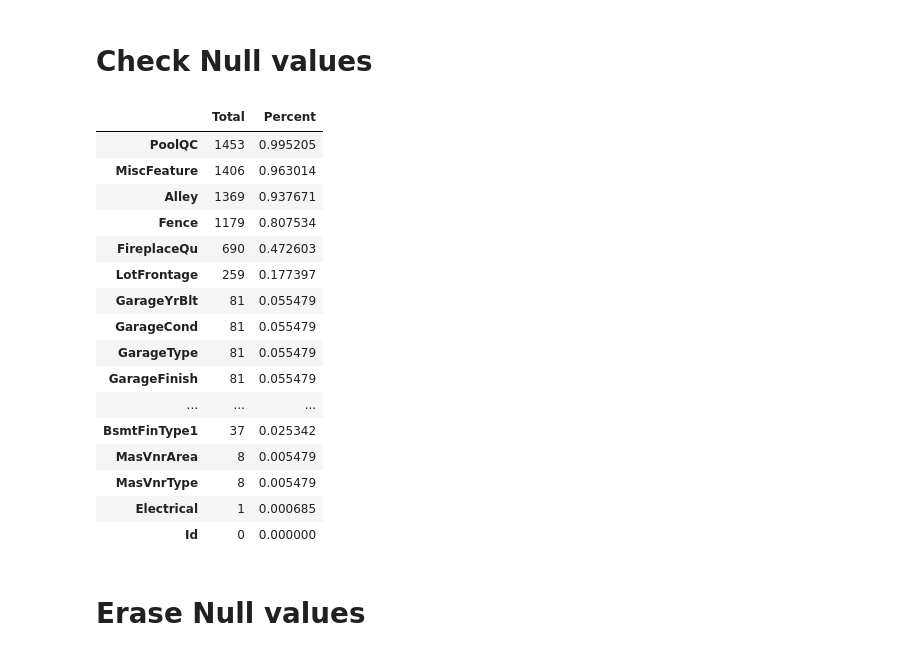
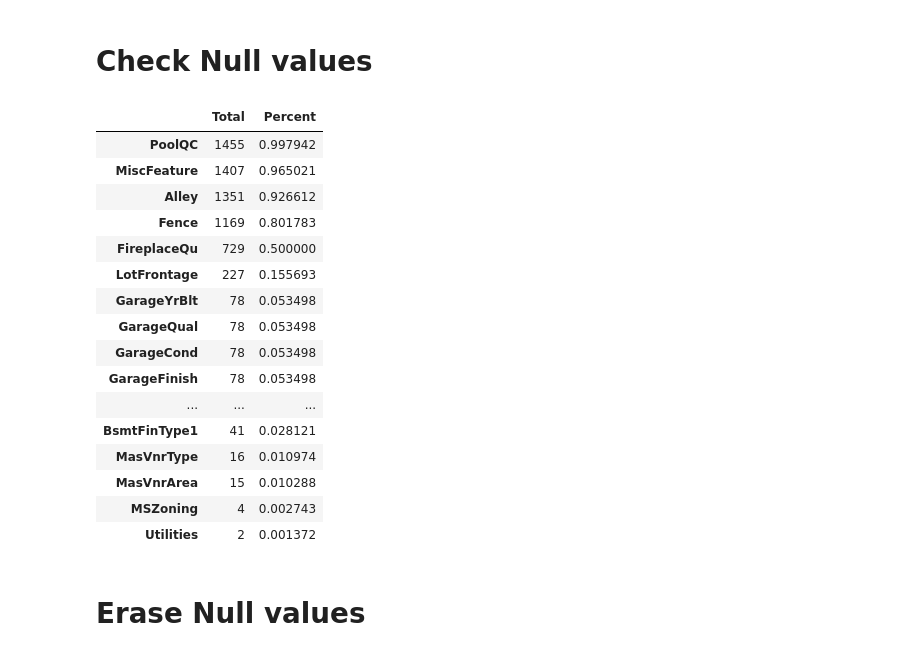
Before and after one commit to pawel-gawron/EAD-Eksploracyjna-analiza-danych, a Jupyter notebook: Lab 08 - Modelowanie danych/Lab 08.ipynb, the cells around one changed output. Drawn from its saved outputs; the diff is of its cells as text; code cells hidden in the pictures.

```diff
--- a/Lab 08 - Modelowanie danych/Lab 08.ipynb
+++ b/Lab 08 - Modelowanie danych/Lab 08.ipynb
@@ -26,29 +49,42 @@ df_train = pd.read_csv('input/train.csv')
+# %%
+df_train = pd.read_csv('input/train.csv')
+df_test = pd.read_csv('input/test.csv')
+df_test_y = pd.read_csv('input/sample_submission.csv')
+
+data_test = pd.concat([df_test, df_test_y], axis=1)
+data_test = data_test.dropna(subset=['TotalBsmtSF'])
 # %% [markdown]
 # Check Null values
 # %%
 #missing data
 total = df_train.isnull().sum().sort_values(ascending=False)
 percent = (df_train.isnull().sum()/df_train.isnull().count()).sort_values(ascending=False)
 missing_data = pd.concat([total, percent], axis=1, keys=['Total', 'Percent'])
 missing_data.head(20)
+
+# missing data for test
+total_test = data_test.isnull().sum().sort_values(ascending=False)
+percent_test = (data_test.isnull().sum()/data_test.isnull().count()).sort_values(ascending=False)
+missing_data_test = pd.concat([total_test, percent_test], axis=1, keys=['Total', 'Percent'])
+missing_data_test.head(20)
 # %% [output]
 |  | Total | Percent |
-| PoolQC | 1453 | 0.995205 |
-| MiscFeature | 1406 | 0.963014 |
-| Alley | 1369 | 0.937671 |
-| Fence | 1179 | 0.807534 |
-| FireplaceQu | 690 | 0.472603 |
-| LotFrontage | 259 | 0.177397 |
-| GarageYrBlt | 81 | 0.055479 |
-| GarageCond | 81 | 0.055479 |
-| GarageType | 81 | 0.055479 |
-| GarageFinish | 81 | 0.055479 |
+| PoolQC | 1455 | 0.997942 |
+| MiscFeature | 1407 | 0.965021 |
+| Alley | 1351 | 0.926612 |
+| Fence | 1169 | 0.801783 |
+| FireplaceQu | 729 | 0.500000 |
+| LotFrontage | 227 | 0.155693 |
+| GarageYrBlt | 78 | 0.053498 |
+| GarageQual | 78 | 0.053498 |
+| GarageCond | 78 | 0.053498 |
+| GarageFinish | 78 | 0.053498 |
 | ... | ... | ... |
-| BsmtFinType1 | 37 | 0.025342 |
-| MasVnrArea | 8 | 0.005479 |
-| MasVnrType | 8 | 0.005479 |
-| Electrical | 1 | 0.000685 |
-| Id | 0 | 0.000000 |
+| BsmtFinType1 | 41 | 0.028121 |
+| MasVnrType | 16 | 0.010974 |
+| MasVnrArea | 15 | 0.010288 |
+| MSZoning | 4 | 0.002743 |
+| Utilities | 2 | 0.001372 |
 # %% [markdown]
 # Erase Null values
 # %%
```
Also changed, not shown: parts of 15 cells of this notebook, 1 other file.
